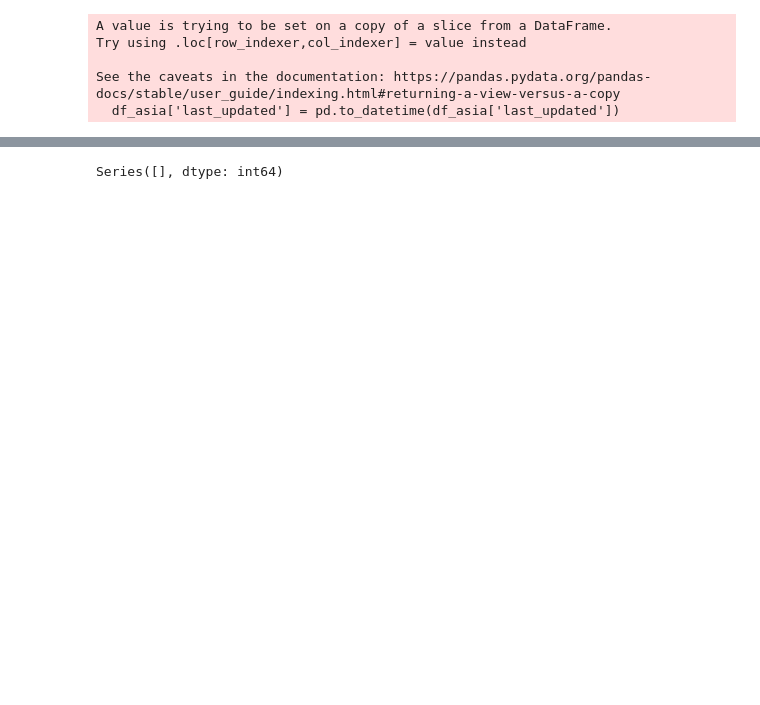
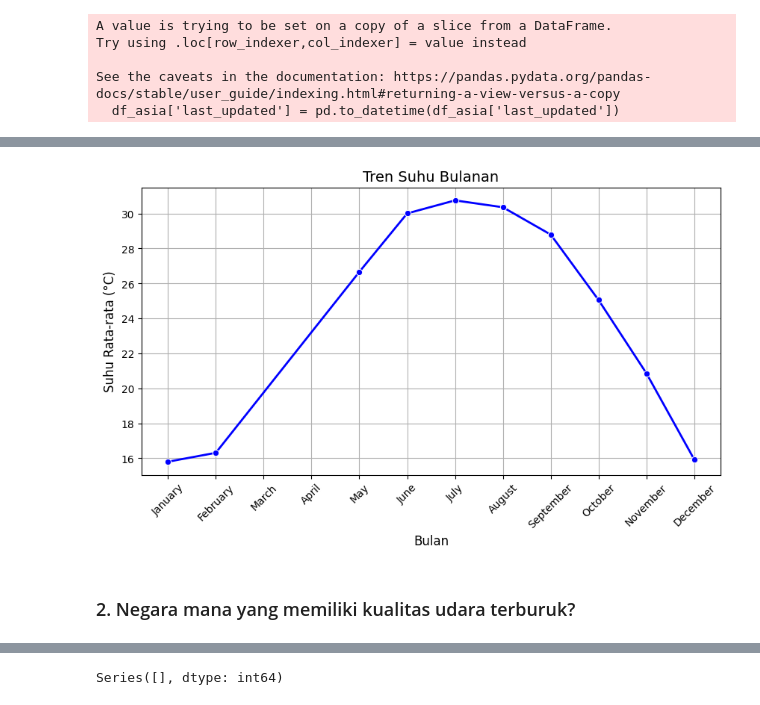
Before and after one commit to SenyuminAja16/2-Faza-Grace, a Jupyter notebook: EDAdan Visualization.ipynb, the cells around one changed output, grey strips where cells are left out. Drawn from its saved outputs; the diff is of its cells as text; code cells hidden in the pictures; blank space fills up the shorter version.

```diff
--- a/EDAdan Visualization.ipynb
+++ b/EDAdan Visualization.ipynb
@@ -53,0 +122,15 @@ See the caveats in the documentation: https://pandas.pydata.org/pandas-docs/stab
+# %%
+monthly_trend = df_asia.resample(rule='M', on='last_updated').agg({
+    'temperature_celsius' : 'mean'
+}).reset_index()
+
+monthly_trend.index = monthly_trend['last_updated'].dt.strftime('%B')
+monthly_trend.drop(columns=['last_updated'], inplace=True)
+month_order = [
+    'January', 'February', 'March', 'April', 'May', 'June',
+    'July', 'August', 'September', 'October', 'November', 'December'
+]
+
+monthly_trend.index = pd.Categorical(monthly_trend.index, categories=month_order, ordered=True)
+monthly_trend = monthly_trend.sort_index()
+monthly_trend
@@ -53,0 +149,14 @@ See the caveats in the documentation: https://pandas.pydata.org/pandas-docs/stab
+# %%
+plt.figure(figsize=(10, 5))
+sns.lineplot(x=monthly_trend.index, y=monthly_trend['temperature_celsius'], marker='o', linewidth=2, color='b')
+
+plt.title('Tren Suhu Bulanan', fontsize=14)
+plt.xlabel('Bulan', fontsize=12)
+plt.ylabel('Suhu Rata-rata (°C)', fontsize=12)
+plt.xticks(rotation=45)
+plt.grid(True)
+plt.show()
+# %% [output]
+[figure, added]
+# %% [markdown]
+### 2. Negara mana yang memiliki kualitas udara terburuk?
```
Also changed, not shown: parts of 41 cells of this notebook, 1 other file.
